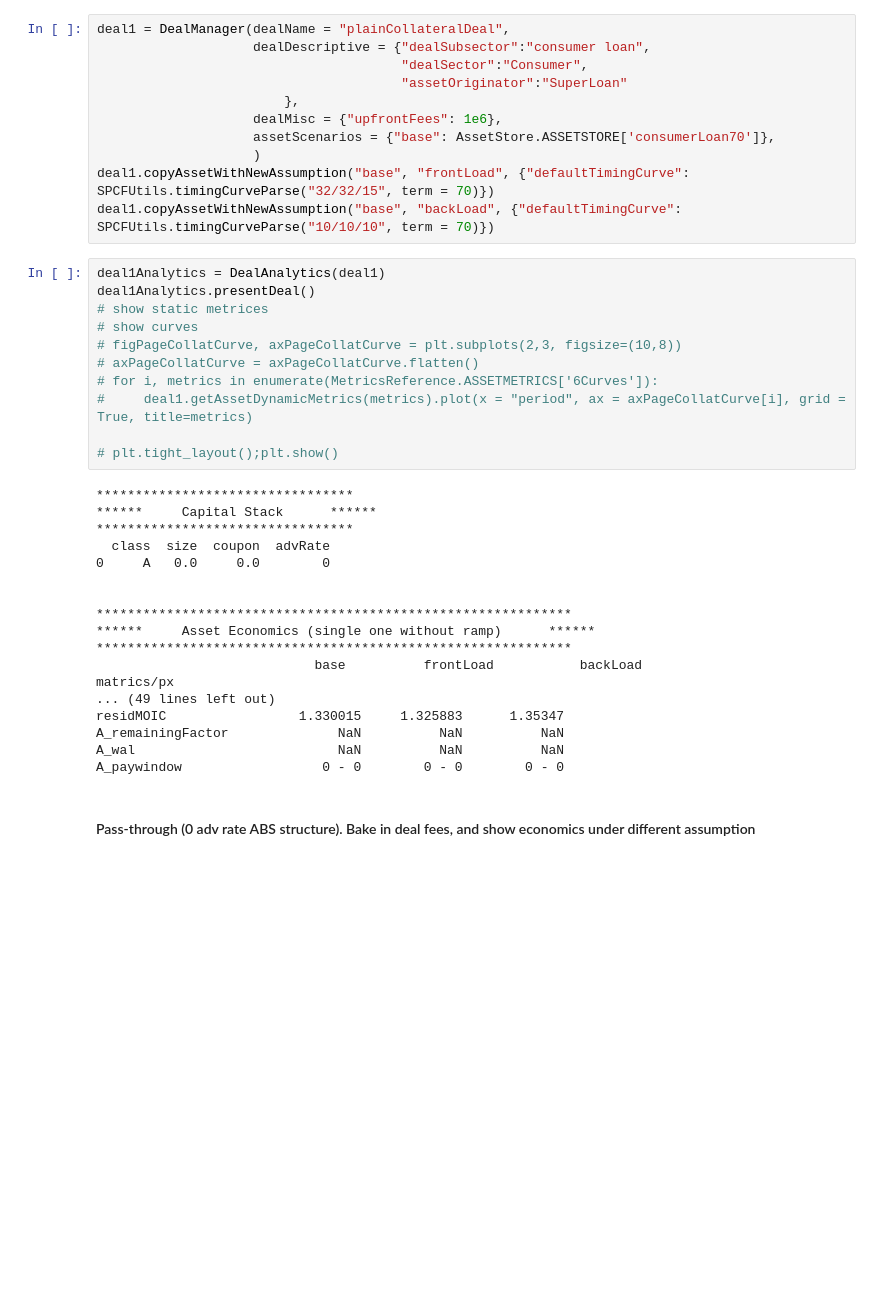
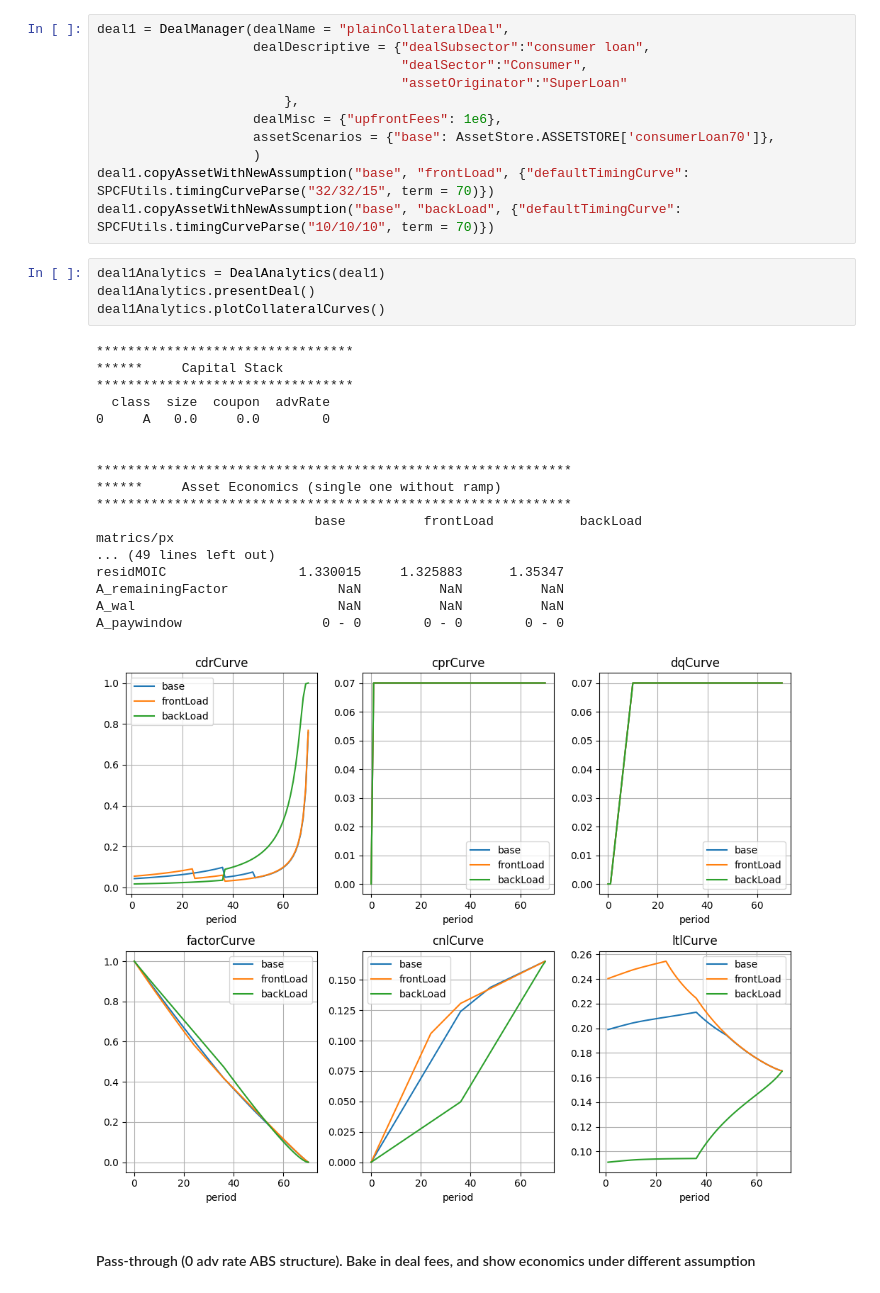
Before and after one commit to Lab450North/StructuringTool, a Jupyter notebook: SPCashflowModeling/SPCFPresentation.ipynb, the cells around one changed output. Cells and saved outputs as stored; diff of their text form; blank space fills up the shorter version.

```diff
--- a/SPCashflowModeling/SPCFPresentation.ipynb
+++ b/SPCashflowModeling/SPCFPresentation.ipynb
@@ -96,35 +94,29 @@ deal1 = DealManager(dealName = "plainCollateralDeal",
                     )
 deal1.copyAssetWithNewAssumption("base", "frontLoad", {"defaultTimingCurve": SPCFUtils.timingCurveParse("32/32/15", term = 70)})
 deal1.copyAssetWithNewAssumption("base", "backLoad", {"defaultTimingCurve": SPCFUtils.timingCurveParse("10/10/10", term = 70)})
-# %%
-deal1Analytics = DealAnalytics(deal1)
-deal1Analytics.presentDeal()
-# show static metrices
-# show curves
-# figPageCollatCurve, axPageCollatCurve = plt.subplots(2,3, figsize=(10,8))
-# axPageCollatCurve = axPageCollatCurve.flatten()
-# for i, metrics in enumerate(MetricsReference.ASSETMETRICS['6Curves']):
-#     deal1.getAssetDynamicMetrics(metrics).plot(x = "period", ax = axPageCollatCurve[i], grid = True, title=metrics)
-
-# plt.tight_layout();plt.show()
-# %% [output]
-*********************************
-******     Capital Stack      ******
-*********************************
-  class  size  coupon  advRate
-0     A   0.0     0.0        0
-
-
-*************************************************************
-******     Asset Economics (single one without ramp)      ******
-*************************************************************
-                            base          frontLoad           backLoad
-matrics/px
-... (49 lines left out)
-residMOIC                 1.330015     1.325883      1.35347
-A_remainingFactor              NaN          NaN          NaN
-A_wal                          NaN          NaN          NaN
-A_paywindow                  0 - 0        0 - 0        0 - 0
+# %%
+deal1Analytics = DealAnalytics(deal1)
+deal1Analytics.presentDeal()
+deal1Analytics.plotCollateralCurves()
+# %% [output]
+*********************************
+******     Capital Stack
+*********************************
+  class  size  coupon  advRate
+0     A   0.0     0.0        0
+
+
+*************************************************************
+******     Asset Economics (single one without ramp)
+*************************************************************
+                            base          frontLoad           backLoad
+matrics/px
+... (49 lines left out)
+residMOIC                 1.330015     1.325883      1.35347
+A_remainingFactor              NaN          NaN          NaN
+A_wal                          NaN          NaN          NaN
+A_paywindow                  0 - 0        0 - 0        0 - 0
+[figure, added]
 # %% [markdown]
 #### Pass-through (0 adv rate ABS structure). Bake in deal fees, and show economics under different assumption
 # %%
```
Also changed, not shown: parts of 13 cells of this notebook, 4 other files.
